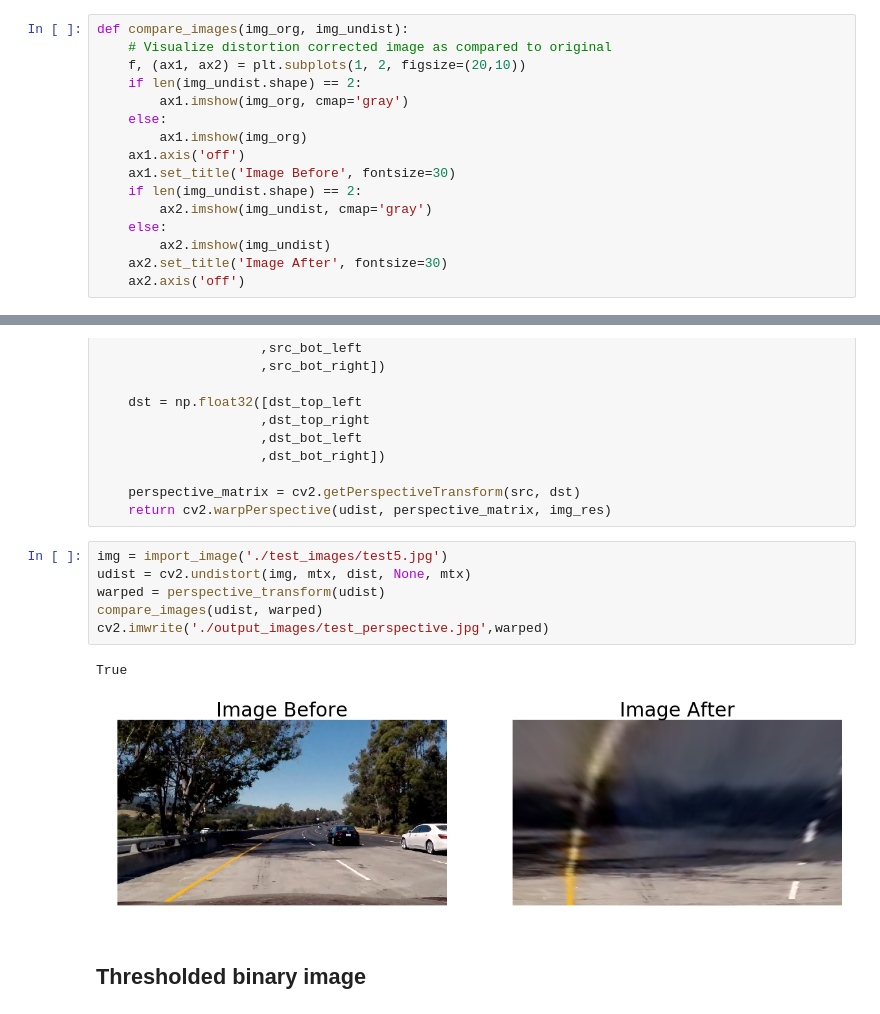
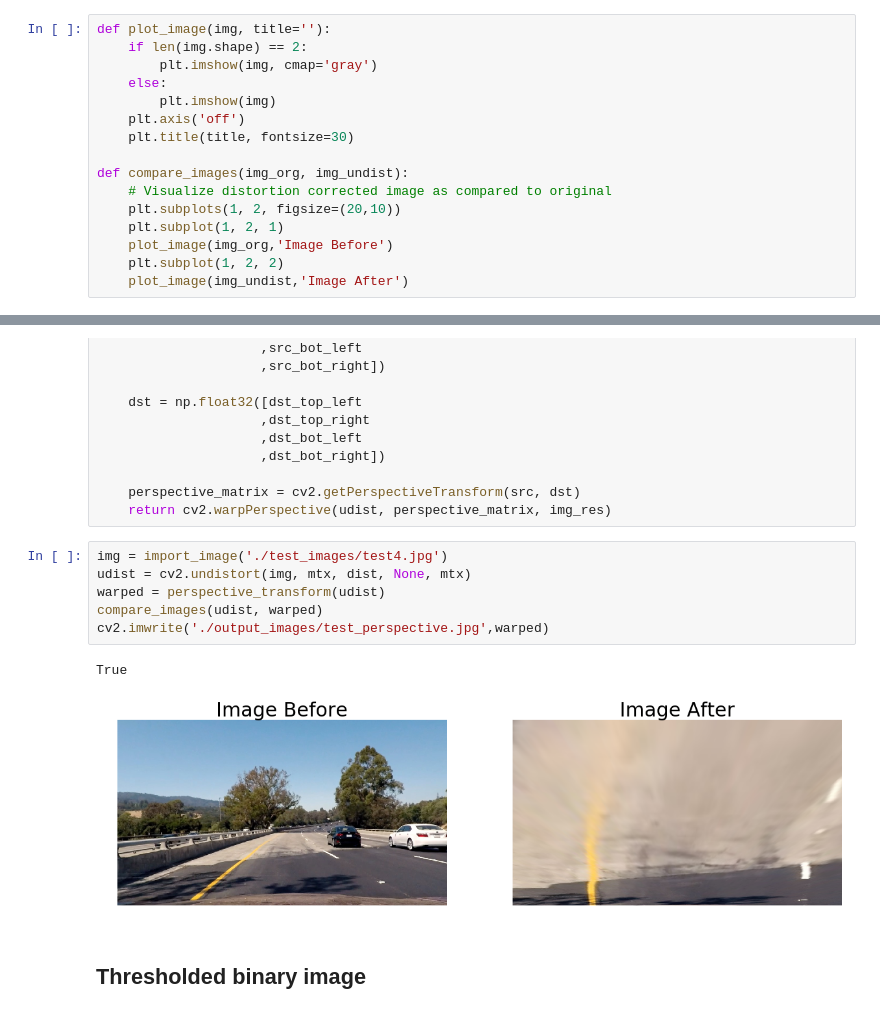
Before and after one commit to MarkDekker/CarND-Advanced-Lane-Lines, a Jupyter notebook: Pipeline.ipynb, the cells around one changed output, grey strips where cells are left out. Saved outputs shown, nothing was run; the diff lists cells and outputs as text.

```diff
--- a/Pipeline.ipynb
+++ b/Pipeline.ipynb
@@ -58,22 +58,22 @@ for fname in images:
             cv2.waitKey(500)
 
 cv2.destroyAllWindows()
-# %%
-def compare_images(img_org, img_undist):
-    # Visualize distortion corrected image as compared to original
-    f, (ax1, ax2) = plt.subplots(1, 2, figsize=(20,10))
-    if len(img_undist.shape) == 2:
-        ax1.imshow(img_org, cmap='gray')
-    else:
-        ax1.imshow(img_org)
-    ax1.axis('off')
-    ax1.set_title('Image Before', fontsize=30)
-    if len(img_undist.shape) == 2:
-        ax2.imshow(img_undist, cmap='gray')
-    else:
-        ax2.imshow(img_undist)
-    ax2.set_title('Image After', fontsize=30)
-    ax2.axis('off')
+# %%
+def plot_image(img, title=''):
+    if len(img.shape) == 2:
+        plt.imshow(img, cmap='gray')
+    else:
+        plt.imshow(img)
+    plt.axis('off')
+    plt.title(title, fontsize=30)
+
+def compare_images(img_org, img_undist):
+    # Visualize distortion corrected image as compared to original
+    plt.subplots(1, 2, figsize=(20,10))
+    plt.subplot(1, 2, 1)
+    plot_image(img_org,'Image Before')
+    plt.subplot(1, 2, 2)
+    plot_image(img_undist,'Image After')
 # %%
 def import_image(img_path):
     img = cv2.imread(img_path)
@@ -128,13 +128,13 @@ def perspective_transform(img):
     perspective_matrix = cv2.getPerspectiveTransform(src, dst)
     return cv2.warpPerspective(udist, perspective_matrix, img_res)
 # %%
-img = import_image('./test_images/test5.jpg')
+img = import_image('./test_images/test4.jpg')
 udist = cv2.undistort(img, mtx, dist, None, mtx)
 warped = perspective_transform(udist)
 compare_images(udist, warped)
 cv2.imwrite('./output_images/test_perspective.jpg',warped)
 # %% [output]
 True
-[figure, old version]
+[figure, new version]
 # %% [markdown]
 ## Thresholded binary image
```
Also changed, not shown: parts of 28 cells of this notebook, 1 other file.
